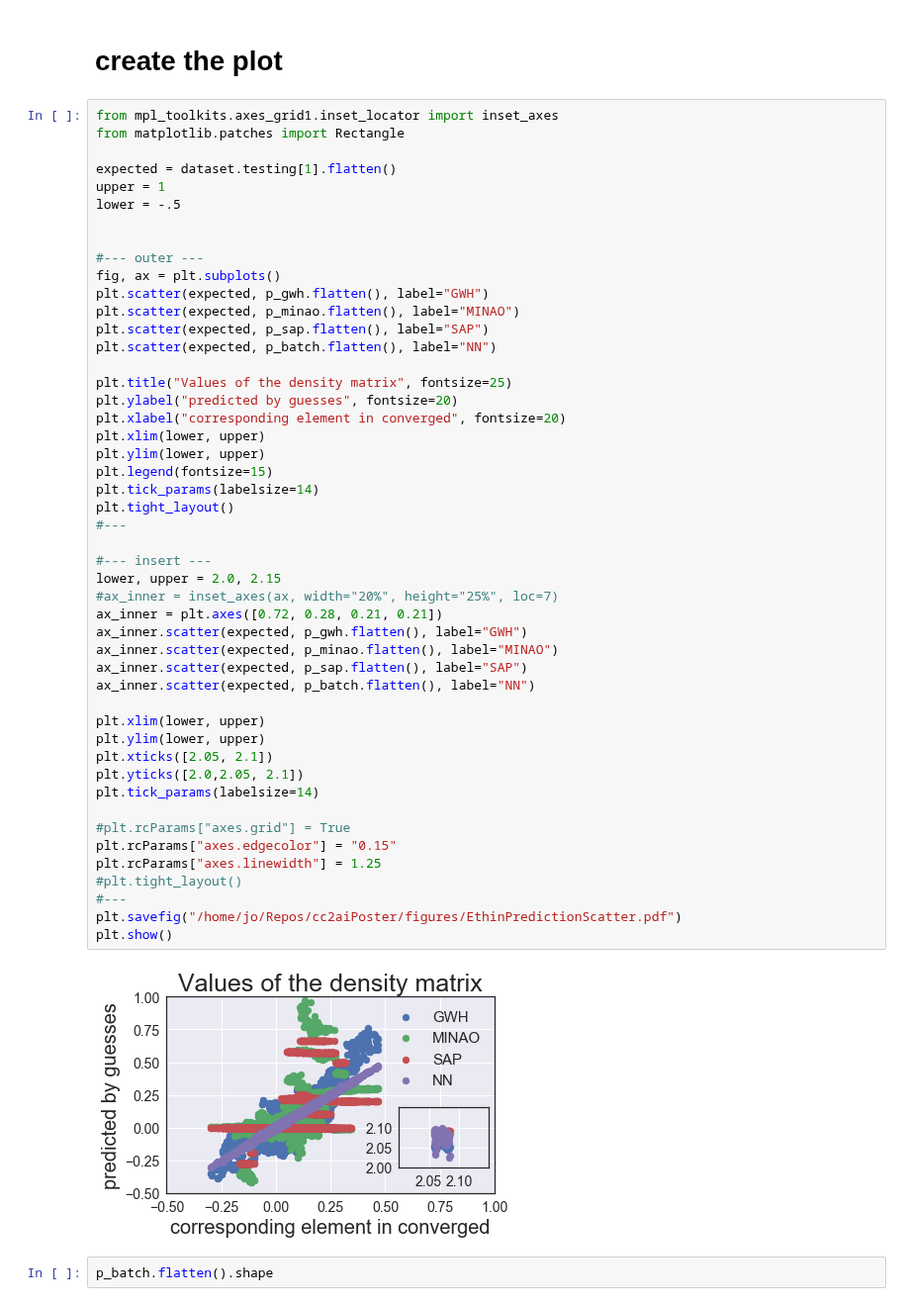
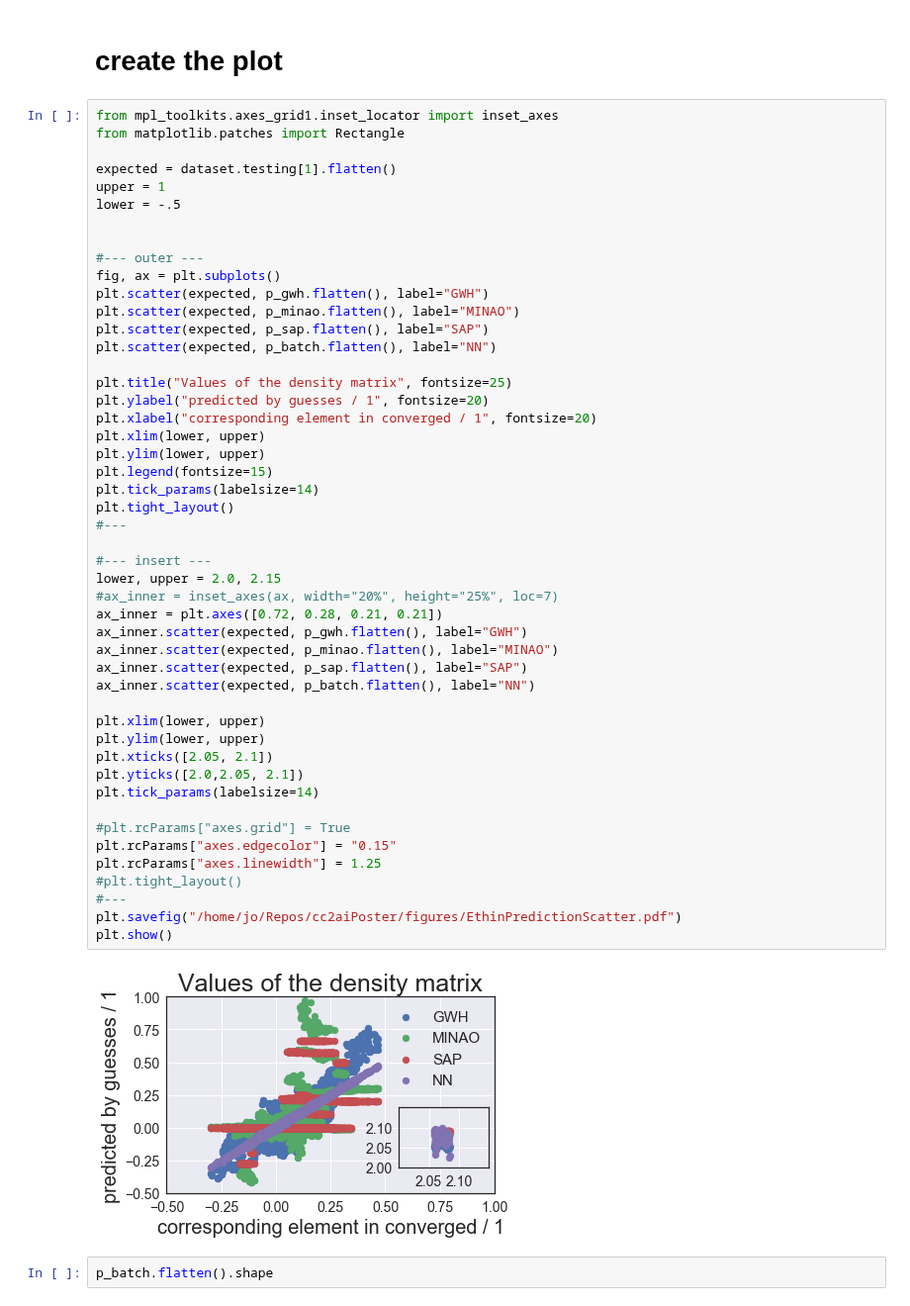
Before and after one commit to jcartus/SCFInitialGuess, a Jupyter notebook: cc2ai/notebooks/PredictionScatter.ipynb, the cells around one changed output. Shown at 99% size. Cells and saved outputs as stored; diff of their text form.

```diff
--- a/cc2ai/notebooks/PredictionScatter.ipynb
+++ b/cc2ai/notebooks/PredictionScatter.ipynb
@@ -73,39 +73,39 @@ plt.scatter(expected, p_sap.flatten(), label="SAP")
 plt.scatter(expected, p_batch.flatten(), label="NN")
 
 plt.title("Values of the density matrix", fontsize=25)
-plt.ylabel("predicted by guesses", fontsize=20)
-plt.xlabel("corresponding element in converged", fontsize=20)
+plt.ylabel("predicted by guesses / 1", fontsize=20)
+plt.xlabel("corresponding element in converged / 1", fontsize=20)
 plt.xlim(lower, upper)
 plt.ylim(lower, upper)
 plt.legend(fontsize=15)
 plt.tick_params(labelsize=14)
 plt.tight_layout()
 #---
 
 #--- insert ---
 lower, upper = 2.0, 2.15
 #ax_inner = inset_axes(ax, width="20%", height="25%", loc=7)
 ax_inner = plt.axes([0.72, 0.28, 0.21, 0.21])
 ax_inner.scatter(expected, p_gwh.flatten(), label="GWH")
 ax_inner.scatter(expected, p_minao.flatten(), label="MINAO")
 ax_inner.scatter(expected, p_sap.flatten(), label="SAP")
 ax_inner.scatter(expected, p_batch.flatten(), label="NN")
 
 plt.xlim(lower, upper)
 plt.ylim(lower, upper)
 plt.xticks([2.05, 2.1])
 plt.yticks([2.0,2.05, 2.1])
 plt.tick_params(labelsize=14)
 
 #plt.rcParams["axes.grid"] = True
 plt.rcParams["axes.edgecolor"] = "0.15"
 plt.rcParams["axes.linewidth"] = 1.25
 #plt.tight_layout()
 #---
 plt.savefig("/home/jo/Repos/cc2aiPoster/figures/EthinPredictionScatter.pdf")
 plt.show()
 # %% [output]
-[figure, old version]
+[figure, new version]
 # %%
 p_batch.flatten().shape
 # %% [output]
```
Also changed, not shown: 1 other file.
